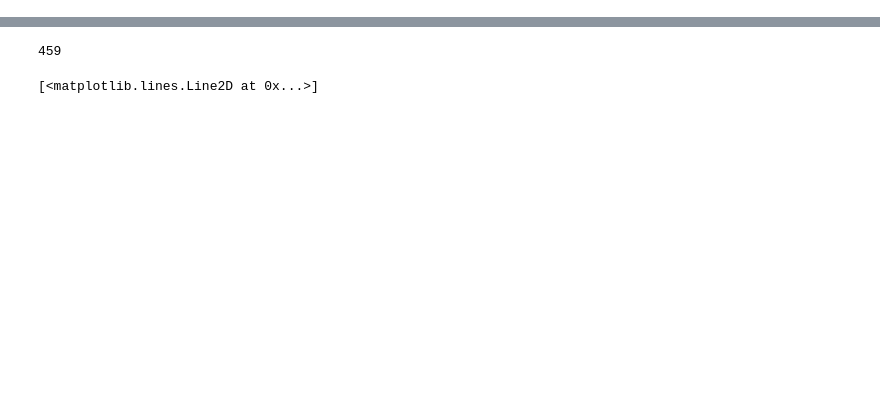
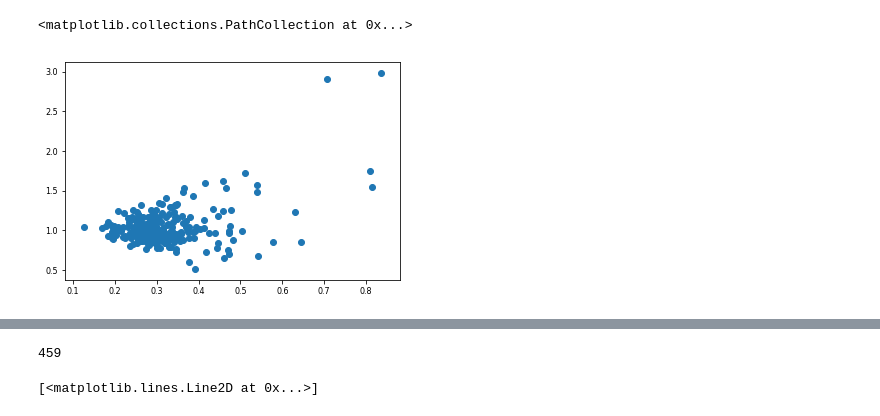
Before and after one commit to jzrolling/IMyG_2, a Jupyter notebook: Notebooks/metrics.ipynb, the cells around one changed output, grey strips where cells are left out. Saved outputs shown, nothing was run; the diff lists cells and outputs as text; code cells hidden in the pictures; blank space fills up the shorter version.

```diff
--- a/Notebooks/metrics.ipynb
+++ b/Notebooks/metrics.ipynb
@@ -170,14 +99,0 @@ plt.hist(outlist1,bins=25)
-# %%
-data2 = pk.load(open("/Volumes/Sam/MSR8_IDW/plate8_raw_files/07252019_raw_files/output/Well_F12/MSR8_F12_0_sample_0_cells.pk",'rb'))
-outlist2 = []
-for i in range(len(data2)):
-    y = data2[i].measure_along_midline["FITC"]
-    x = np.linspace(0,1,len(y))
-    z_interpolated = interpolate.interp1d(x,y)
-    m = z_interpolated(np.linspace(0,1,100))
-    m_smoothed = moving_window_average(m)
-    #a = center_of_mass(m_smoothed)
-    #b,c = adjusted_centrifugality(m)
-    #d = centrifugality(m_smoothed)
-    #d = adjusted_centrifugality(m_smoothed,quantile_filter=0.02)
-    #outlist2.append(d)
@@ -197,0 +188,6 @@ np.mean(outlist2)
+# %%
+plt.scatter(cv_list,outlist2)
+#plt.plot([2,12],[1,1],'r')
+# %% [output]
+<matplotlib.collections.PathCollection at 0x...>
+[figure, added]
```
Also changed, not shown: parts of 68 cells of this notebook, 4 other files.
